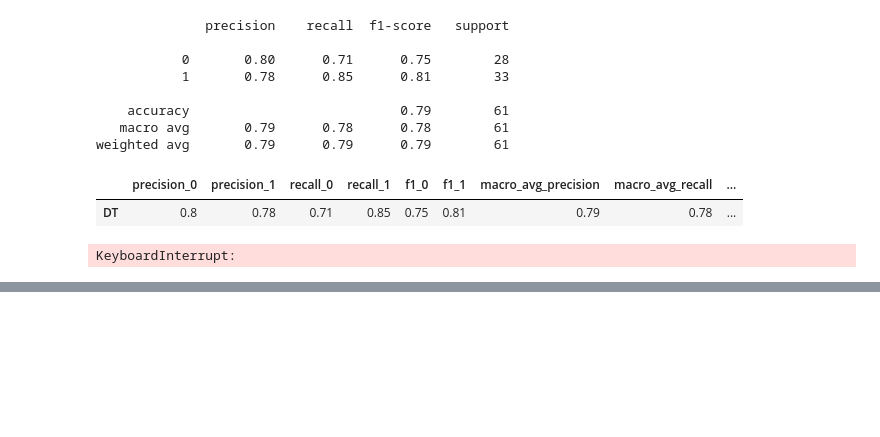
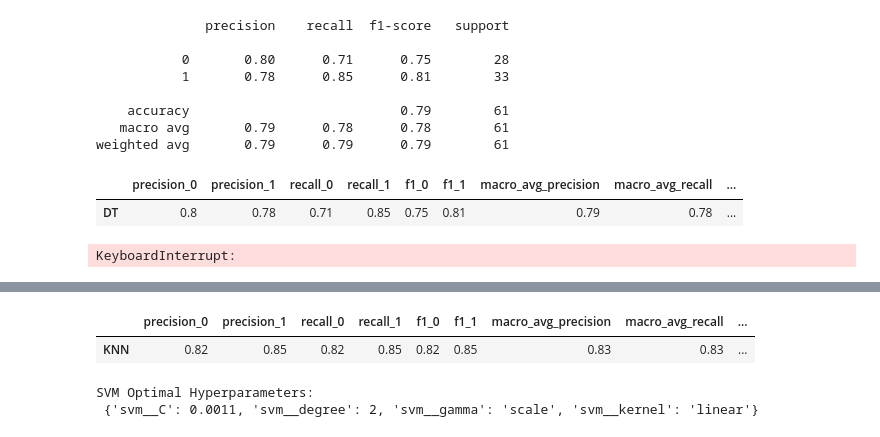
Before and after one commit to space0032/Tutudude_DataScience, a Jupyter notebook: Assingment 7/Cardic.ipynb, the cells around one changed output, grey strips where cells are left out. Saved outputs shown, nothing was run; the diff lists cells and outputs as text; code cells hidden in the pictures; blank space fills up the shorter version.

```diff
--- a/Assingment 7/Cardic.ipynb
+++ b/Assingment 7/Cardic.ipynb
@@ -529,0 +533,17 @@ rf_evaluation
+# %%
+# Define the base KNN model and set up the pipeline with scaling
+knn_pipeline = Pipeline([
+    ('scaler', StandardScaler()),
+    ('knn', KNeighborsClassifier())
+])
+# %%
+# Hyperparameter grid for KNN
+knn_param_grid = {
+    'knn__n_neighbors': list(range(1, 12)),
+    'knn__weights': ['uniform', 'distance'],
+    'knn__p': [1, 2] # 1: Manhattan distance, 2: Euclidean distance
+}
+
+# Hyperparameter tuning for KNN
+best_knn, best_knn_hyperparams = tune_clf_hyperparameters(knn_pipeline, knn_param_grid, X_train, y_train)
+print('KNN Optimal Hyperparameters: \n', best_knn_hyperparams)
@@ -529,0 +577,6 @@ rf_evaluation
+# %%
+knn_evaluation = evaluate_model(best_knn, X_test, y_test, 'KNN')
+knn_evaluation
+# %% [output]
+|  | precision_0 | precision_1 | recall_0 | recall_1 | f1_0 | f1_1 | macro_avg_precision | macro_avg_recall | ... |
+| KNN | 0.82 | 0.85 | 0.82 | 0.85 | 0.82 | 0.85 | 0.83 | 0.83 | ... |
@@ -529,0 +595,6 @@ rf_evaluation
+# %%
+best_svm, best_svm_hyperparams = tune_clf_hyperparameters(svm_pipeline, param_grid_svm, X_train, y_train)
+print('SVM Optimal Hyperparameters: \n', best_svm_hyperparams)
+# %% [output]
+SVM Optimal Hyperparameters:
+ {'svm__C': 0.0011, 'svm__degree': 2, 'svm__gamma': 'scale', 'svm__kernel': 'linear'}
```
Also changed, not shown: parts of 10 cells of this notebook.
